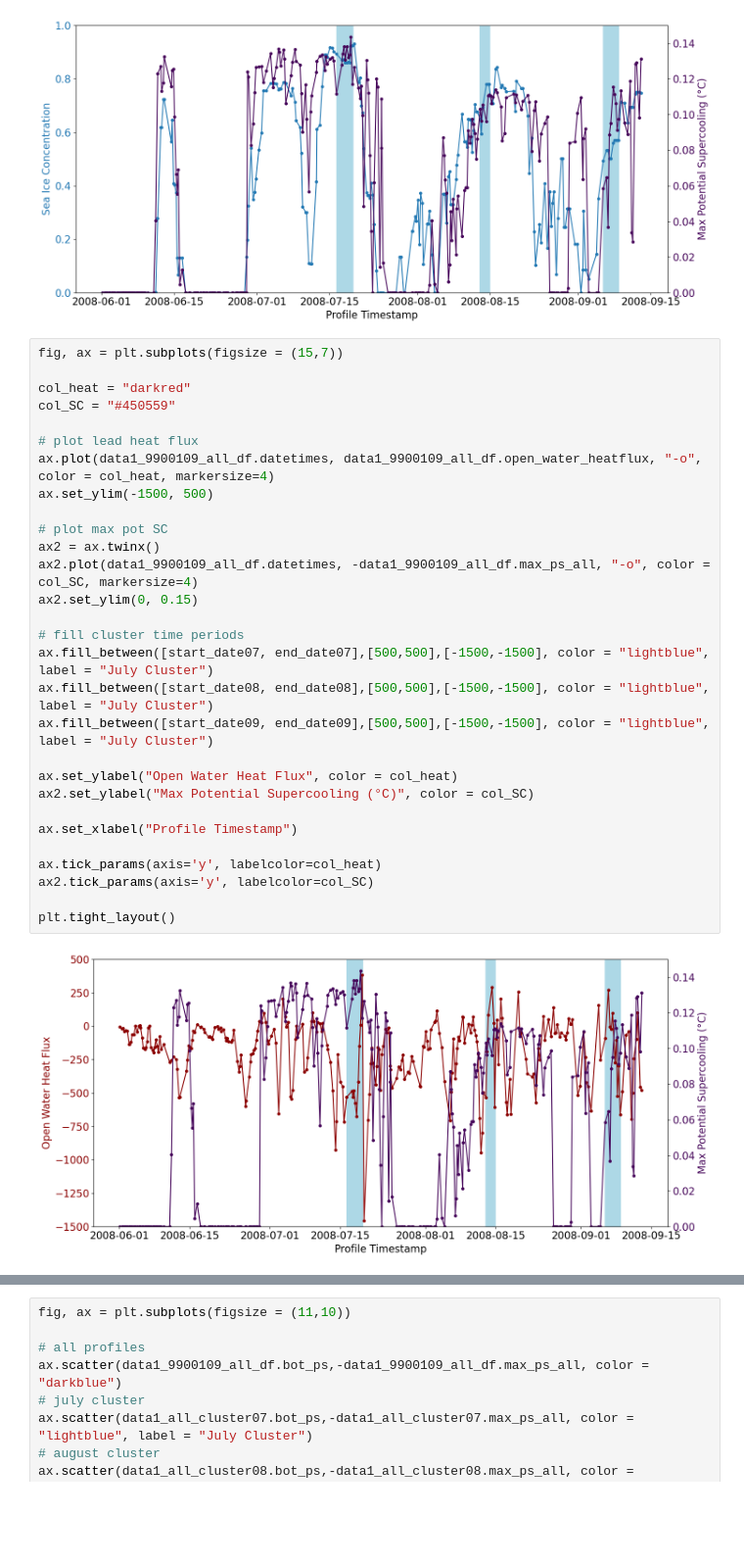
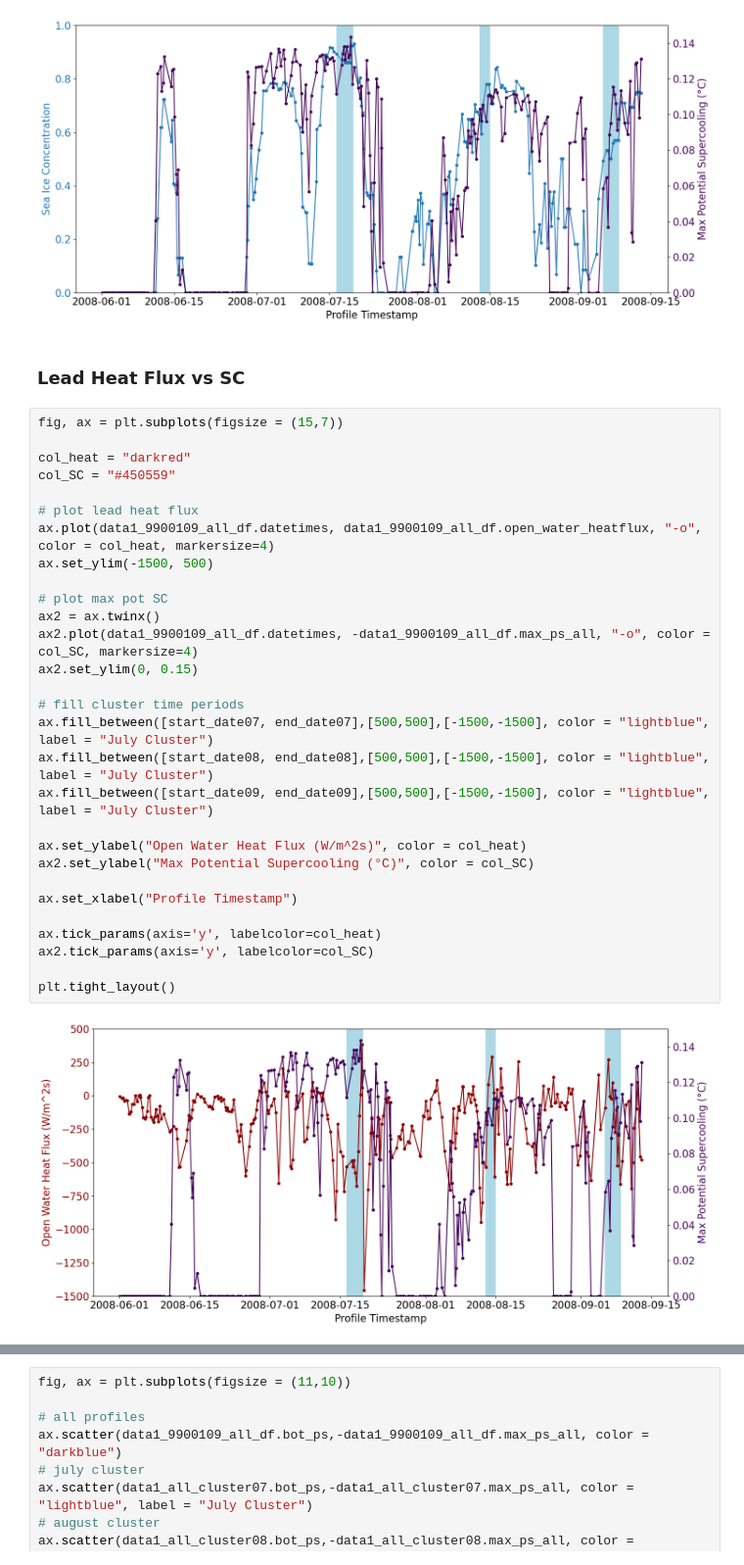
Before and after one commit to marlene-schramm/MSc_data_analysis, a Jupyter notebook: observations_reanalysis/supercooled_profiles_SEAL9900109.ipynb, the cells around one changed output, grey strips where cells are left out. Shown at 98% size. Saved outputs shown, nothing was run; the diff lists cells and outputs as text; blank space fills up the shorter version.

```diff
--- a/observations_reanalysis/supercooled_profiles_SEAL9900109.ipynb
+++ b/observations_reanalysis/supercooled_profiles_SEAL9900109.ipynb
@@ -1223,34 +1225,36 @@ lines2, labels2 = ax2.get_legend_handles_labels()
 plt.tight_layout()
 # %% [output]
 [figure]
+# %% [markdown]
+### Lead Heat Flux vs SC
 # %%
 fig, ax = plt.subplots(figsize = (15,7))
 
 col_heat = "darkred"
 col_SC = "#450559"
 
 # plot lead heat flux
 ax.plot(data1_9900109_all_df.datetimes, data1_9900109_all_df.open_water_heatflux, "-o", color = col_heat, markersize=4)
 ax.set_ylim(-1500, 500)
 
 # plot max pot SC
 ax2 = ax.twinx()
 ax2.plot(data1_9900109_all_df.datetimes, -data1_9900109_all_df.max_ps_all, "-o", color = col_SC, markersize=4)
 ax2.set_ylim(0, 0.15)
 
 # fill cluster time periods
 ax.fill_between([start_date07, end_date07],[500,500],[-1500,-1500], color = "lightblue", label = "July Cluster")
 ax.fill_between([start_date08, end_date08],[500,500],[-1500,-1500], color = "lightblue", label = "July Cluster")
 ax.fill_between([start_date09, end_date09],[500,500],[-1500,-1500], color = "lightblue", label = "July Cluster")
 
-ax.set_ylabel("Open Water Heat Flux", color = col_heat)
+ax.set_ylabel("Open Water Heat Flux (W/m^2s)", color = col_heat)
 ax2.set_ylabel("Max Potential Supercooling (°C)", color = col_SC)
 
 ax.set_xlabel("Profile Timestamp")
 
 ax.tick_params(axis='y', labelcolor=col_heat)
 ax2.tick_params(axis='y', labelcolor=col_SC)
 
 plt.tight_layout()
 # %% [output]
-[figure, old version]
+[figure, new version]
```
Also changed, not shown: parts of 9 cells of this notebook.
